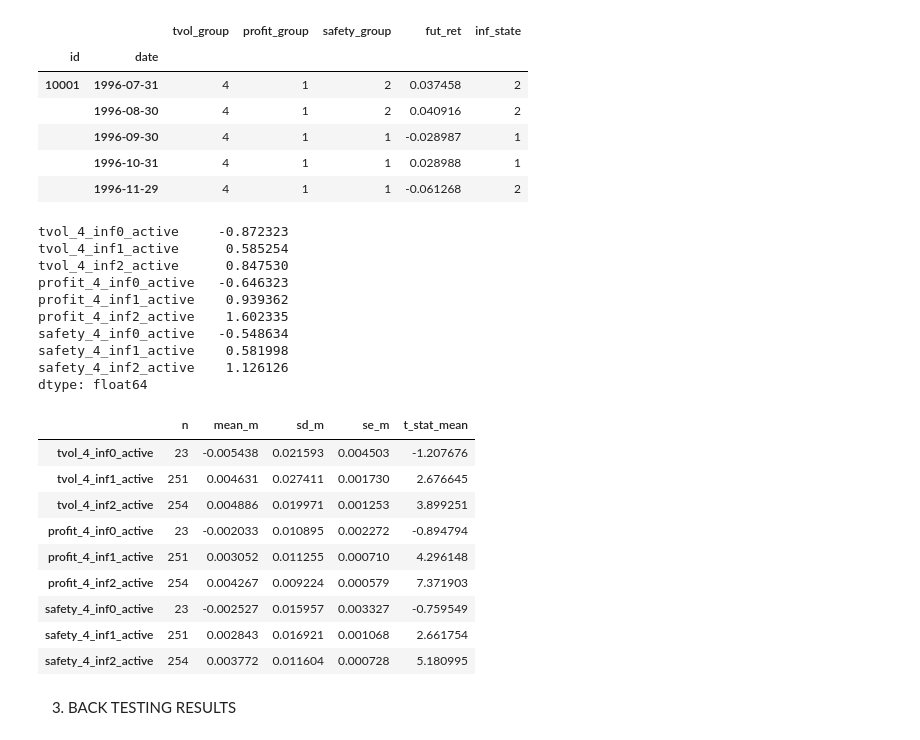
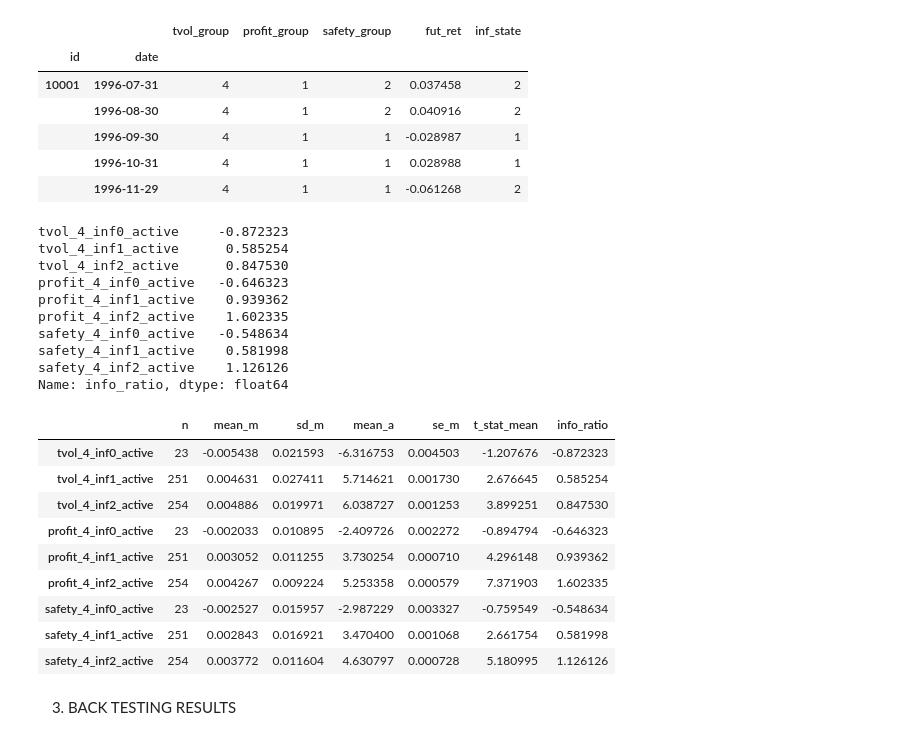
Before and after one commit to Petrichor2390/Portfolio_management, a Jupyter notebook: ass/A_14247617.ipynb, the cells around one changed output. Saved outputs shown, nothing was run; the diff lists cells and outputs as text; code cells hidden in the pictures.

```diff
--- a/ass/A_14247617.ipynb
+++ b/ass/A_14247617.ipynb
@@ -499,44 +557,49 @@ tqp_active = (
     tqp_per_state.filter(like='_inf')   # all factor-by-inflation cols
     .sub(tqp_per_state['fut_ret'], axis=0)
     .add_suffix('_active')
 )
 
 info_ratio = (tqp_active.mean()*12)/(tqp_active.std()*np.sqrt(12))
+info_ratio.name = "info_ratio"
 print(info_ratio)
 
 
 summary = pd.DataFrame({
     'n'      : tqp_active.count(),          # non-NaN months
     'mean_m' : tqp_active.mean(),           # monthly mean active
     'sd_m'   : tqp_active.std(ddof=1),      # monthly std (sample)
 })
 
+summary['mean_a'] = (np.exp(summary['mean_m'] * 12) - 1)*100 #calculing annualised arithmetic returns from monthly log returns
+
 # 2) Standard error and t-stat of the mean (H0: mean == 0)
 summary['se_m'] = summary['sd_m'] / np.sqrt(summary['n'])
 summary['t_stat_mean'] = summary['mean_m'] / summary['se_m']
 
+summary = summary.join(info_ratio.to_frame())
+
 summary # to show low T_stat_mean and statistical significance of inflation state 2
 # %% [output]
 tvol_4_inf0_active     -0.872323
 tvol_4_inf1_active      0.585254
 tvol_4_inf2_active      0.847530
 profit_4_inf0_active   -0.646323
 profit_4_inf1_active    0.939362
 profit_4_inf2_active    1.602335
 safety_4_inf0_active   -0.548634
 safety_4_inf1_active    0.581998
 safety_4_inf2_active    1.126126
-dtype: float64
+Name: info_ratio, dtype: float64
-|  | n | mean_m | sd_m | se_m | t_stat_mean |
-| tvol_4_inf0_active | 23 | -0.005438 | 0.021593 | 0.004503 | -1.207676 |
-| tvol_4_inf1_active | 251 | 0.004631 | 0.027411 | 0.001730 | 2.676645 |
-| tvol_4_inf2_active | 254 | 0.004886 | 0.019971 | 0.001253 | 3.899251 |
-| profit_4_inf0_active | 23 | -0.002033 | 0.010895 | 0.002272 | -0.894794 |
-| profit_4_inf1_active | 251 | 0.003052 | 0.011255 | 0.000710 | 4.296148 |
-| profit_4_inf2_active | 254 | 0.004267 | 0.009224 | 0.000579 | 7.371903 |
-| safety_4_inf0_active | 23 | -0.002527 | 0.015957 | 0.003327 | -0.759549 |
-| safety_4_inf1_active | 251 | 0.002843 | 0.016921 | 0.001068 | 2.661754 |
-| safety_4_inf2_active | 254 | 0.003772 | 0.011604 | 0.000728 | 5.180995 |
+|  | n | mean_m | sd_m | mean_a | se_m | t_stat_mean | info_ratio |
+| tvol_4_inf0_active | 23 | -0.005438 | 0.021593 | -6.316753 | 0.004503 | -1.207676 | -0.872323 |
+| tvol_4_inf1_active | 251 | 0.004631 | 0.027411 | 5.714621 | 0.001730 | 2.676645 | 0.585254 |
+| tvol_4_inf2_active | 254 | 0.004886 | 0.019971 | 6.038727 | 0.001253 | 3.899251 | 0.847530 |
+| profit_4_inf0_active | 23 | -0.002033 | 0.010895 | -2.409726 | 0.002272 | -0.894794 | -0.646323 |
+| profit_4_inf1_active | 251 | 0.003052 | 0.011255 | 3.730254 | 0.000710 | 4.296148 | 0.939362 |
+| profit_4_inf2_active | 254 | 0.004267 | 0.009224 | 5.253358 | 0.000579 | 7.371903 | 1.602335 |
+| safety_4_inf0_active | 23 | -0.002527 | 0.015957 | -2.987229 | 0.003327 | -0.759549 | -0.548634 |
+| safety_4_inf1_active | 251 | 0.002843 | 0.016921 | 3.470400 | 0.001068 | 2.661754 | 0.581998 |
+| safety_4_inf2_active | 254 | 0.003772 | 0.011604 | 4.630797 | 0.000728 | 5.180995 | 1.126126 |
 # %% [markdown]
 3. BACK TESTING RESULTS
 # %%
```
Also changed, not shown: parts of 21 cells of this notebook, 1 other file.
